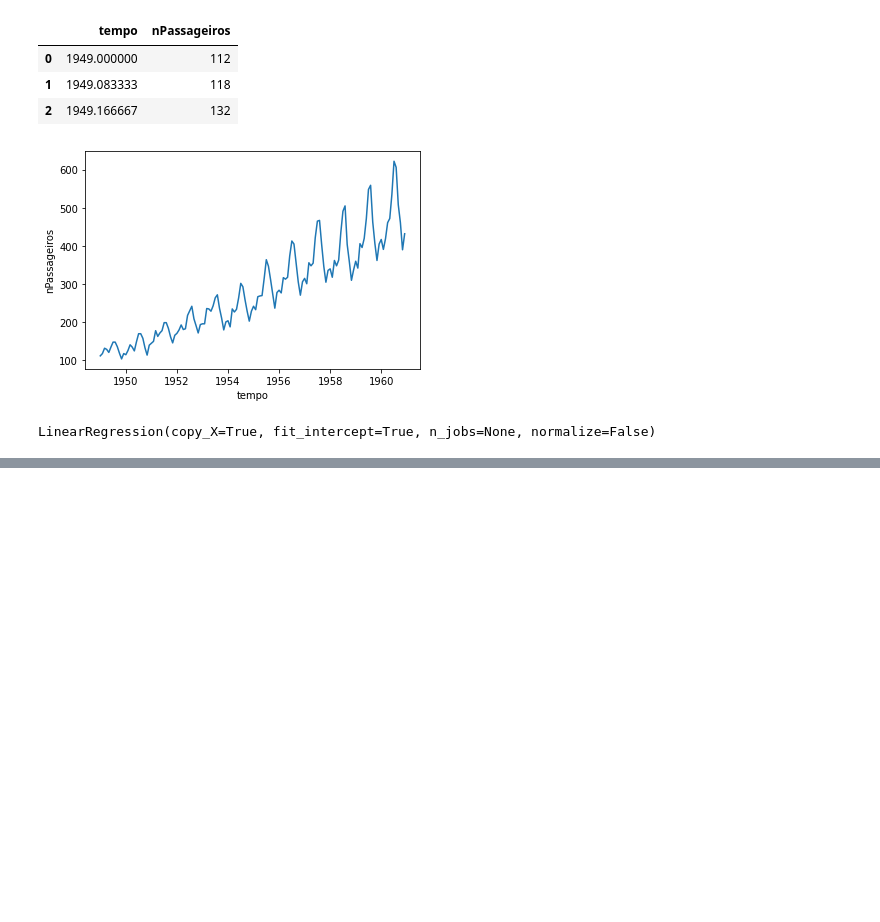
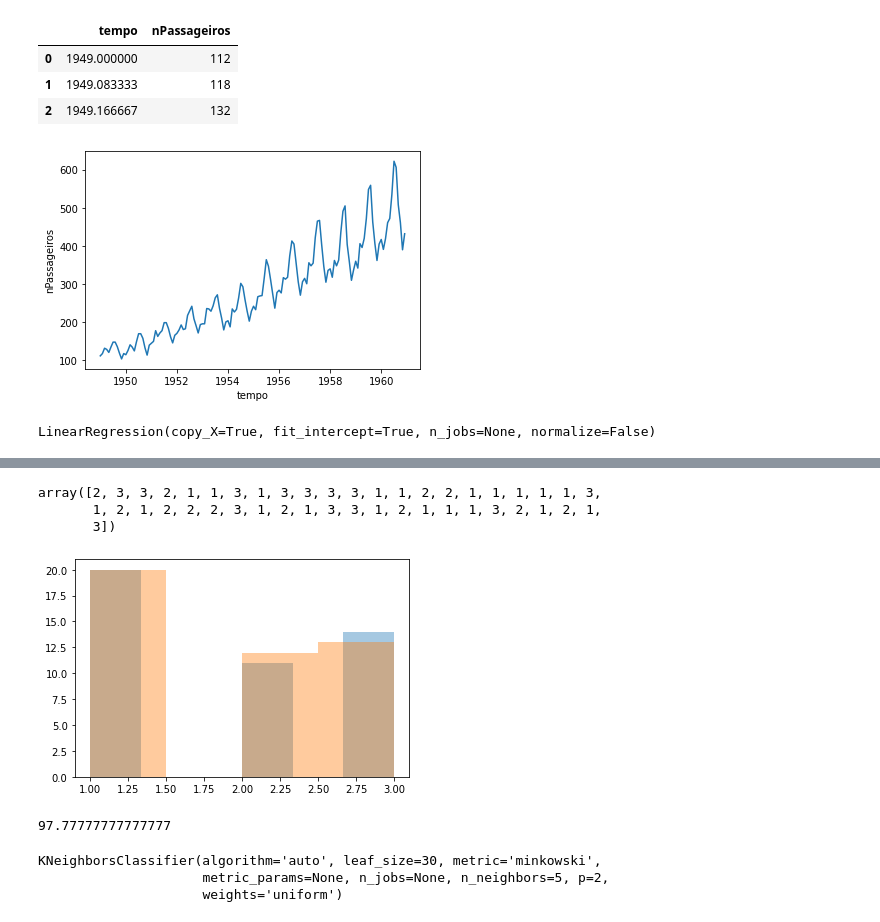
Before and after one commit to Daniel-ASG/Course_Classes, a Jupyter notebook: Curso_Python_Scikit_Learn.ipynb, the cells around one changed output, grey strips where cells are left out. Cells and saved outputs as stored; diff of their text form; code cells hidden in the pictures; blank space fills up the shorter version.

```diff
--- a/Curso_Python_Scikit_Learn.ipynb
+++ b/Curso_Python_Scikit_Learn.ipynb
@@ -61,0 +108,2 @@ r2_score(nPassageiros_teste, nPassageiros_predito)
+# %%
+X_treino, X_teste, y_treino, y_teste = train_test_split(X, y, test_size=0.3)
@@ -61,0 +112,2 @@ r2_score(nPassageiros_teste, nPassageiros_predito)
+# %%
+classificador_arvore = tree.DecisionTreeClassifier()
@@ -61,0 +133,13 @@ r2_score(nPassageiros_teste, nPassageiros_predito)
+# %%
+plano_previsto = classificador_arvore.predict(X_teste)
+# %%
+plano_previsto
+# %% [output]
+array([2, 3, 3, 2, 1, 1, 3, 1, 3, 3, 3, 3, 1, 1, 2, 2, 1, 1, 1, 1, 1, 3,
+       1, 2, 1, 2, 2, 2, 3, 1, 2, 1, 3, 3, 1, 2, 1, 1, 1, 3, 2, 1, 2, 1,
+       3])
+# %%
+sns.distplot(y_teste, bins=6, kde=False)
+sns.distplot(plano_previsto, bins=4, kde=False);
+# %% [output]
+[figure, added]
@@ -61,0 +148,4 @@ r2_score(nPassageiros_teste, nPassageiros_predito)
+# %%
+accuracy_score(y_teste, plano_previsto)*100
+# %% [output]
+97.77777777777777
@@ -61,0 +156,6 @@ r2_score(nPassageiros_teste, nPassageiros_predito)
+# %%
+classificador_vizinho.fit(X_treino, y_treino)
+# %% [output]
+KNeighborsClassifier(algorithm='auto', leaf_size=30, metric='minkowski',
+                     metric_params=None, n_jobs=None, n_neighbors=5, p=2,
+                     weights='uniform')
```
Also changed, not shown: parts of 62 cells of this notebook.
